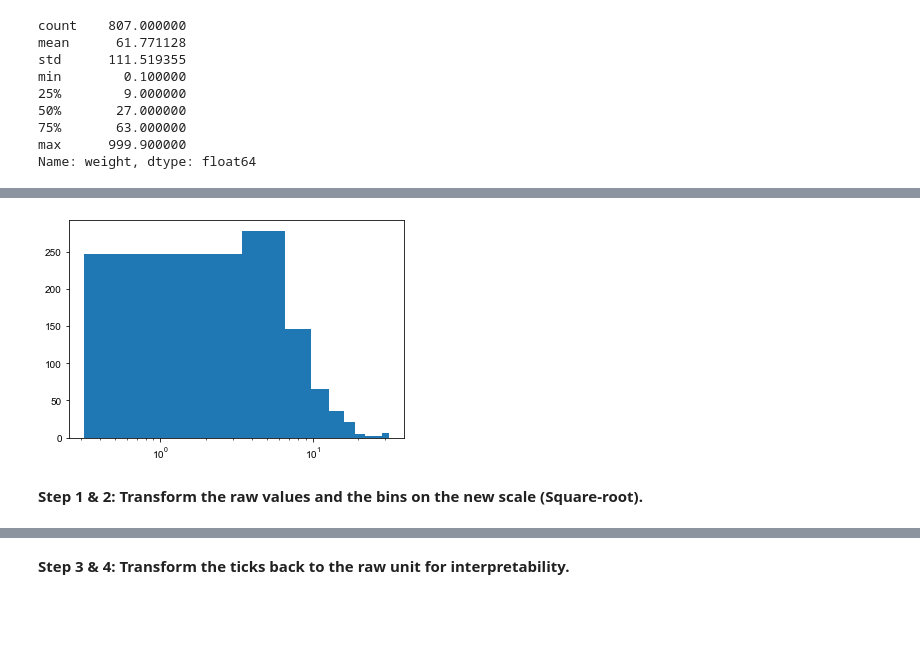
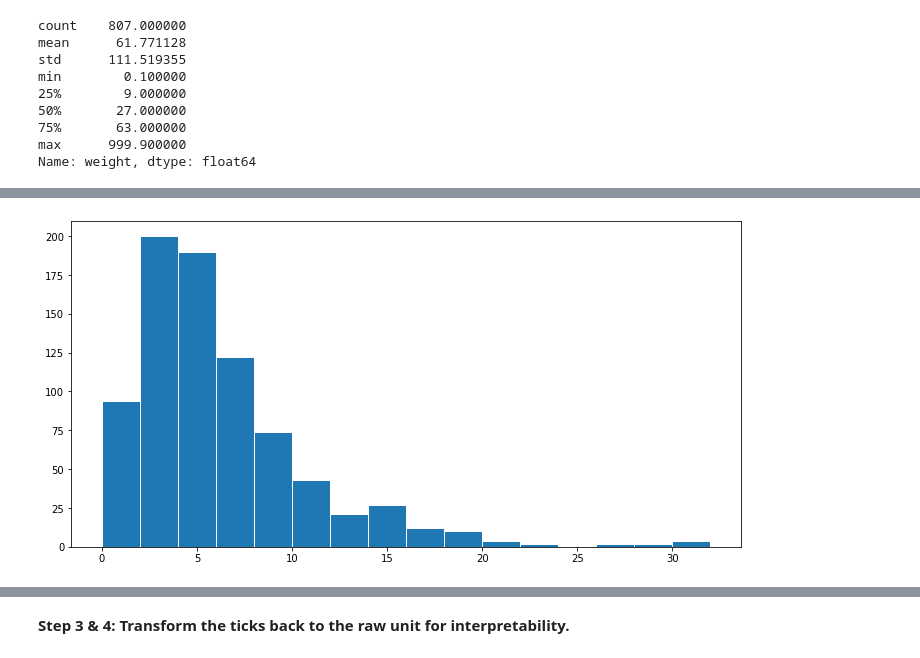
Before and after one commit to Alex-YuZ/Visualization-Using-Python, a Jupyter notebook: Histograms.ipynb, the cells around one changed output, grey strips where cells are left out. Drawn from its saved outputs; the diff is of its cells as text; code cells hidden in the pictures; blank space fills up the shorter version.

Commit message:
feat: Amend log scaling and sqrt scaling

```diff
--- a/Histograms.ipynb
+++ b/Histograms.ipynb
@@ -315,9 +495,10 @@ Name: weight, dtype: float64
 # %%
-# Use the built-in plt.xscale() function.
-# bin_edges = np.arange(0, np.sqrt(pokemon['weight'].max()) + 1, 1)
-plt.hist(np.sqrt(pokemon.weight))
-plt.xscale('log');
+# With bin interval being 2
+plt.figure(figsize=(12,6))
+
+# 增大箱距
+bin_edges = np.arange(0, np.sqrt(pokemon['weight'].max()) + 2, 2)
+
+plt.hist(np.sqrt(pokemon.weight), bins=bin_edges, edgecolor='white');
 # %% [output]
-[figure, old version]
+[figure, new version]
-# %% [markdown]
-**Step 1 & 2: Transform the raw values and the bins on the new scale (Square-root).**
```
Also changed, not shown: parts of 28 cells of this notebook.
